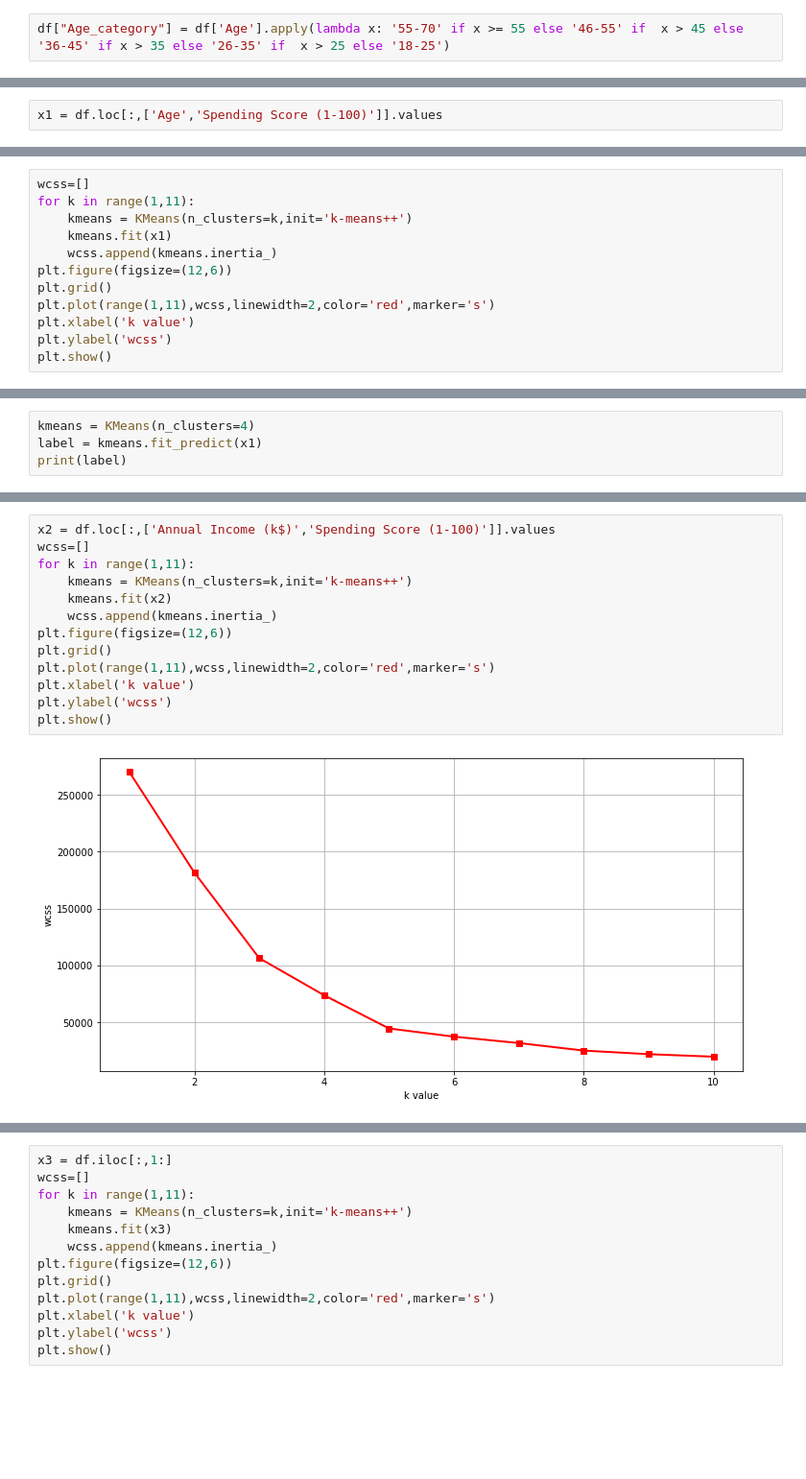
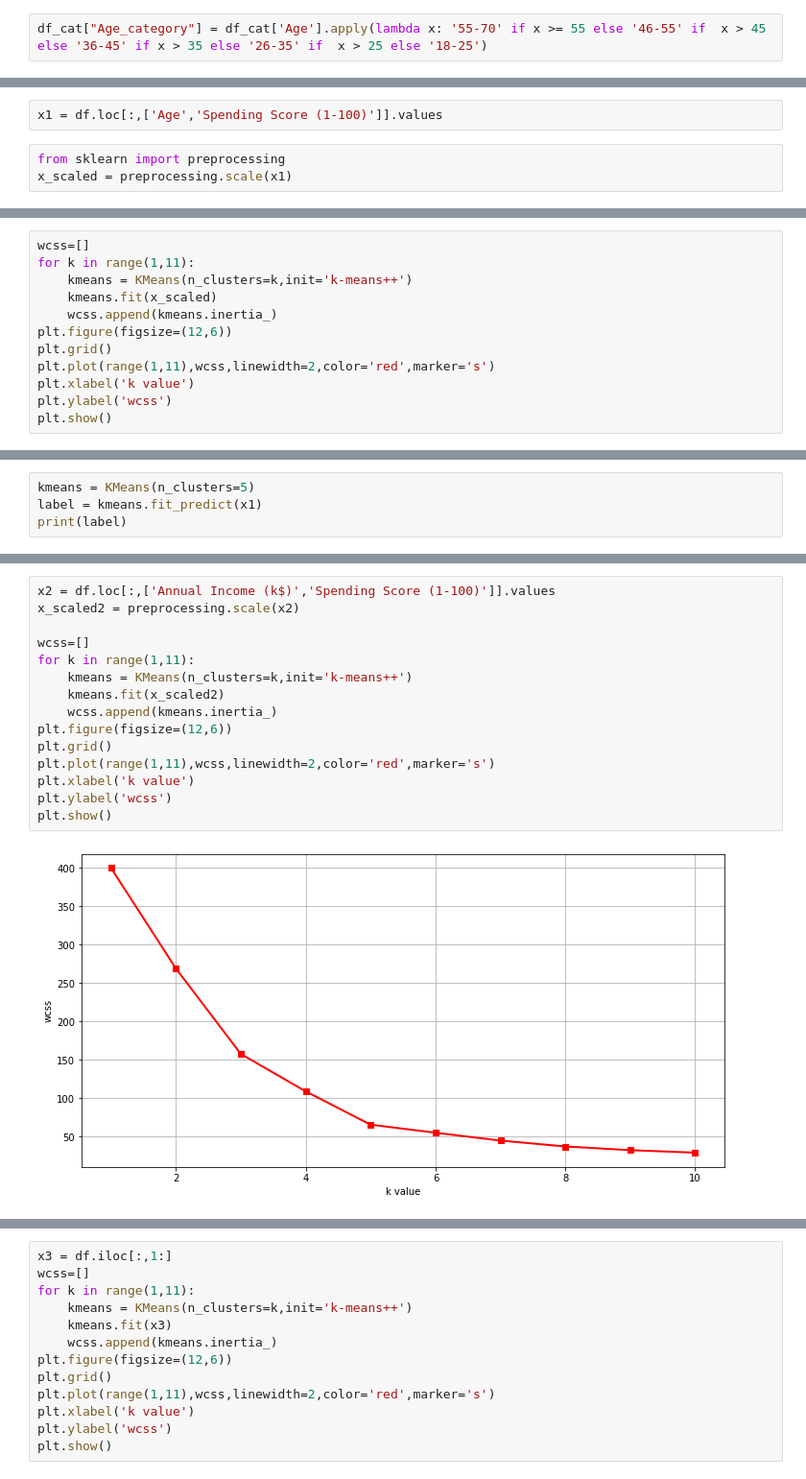
Before and after one commit to elhamng/Data-Science, a Jupyter notebook: Customer_Segmentation.ipynb, the cells around one changed output, grey strips where cells are left out. Shown: that part at 96% size. Cells and saved outputs as stored; diff of their text form; blank space fills up the shorter version.

```diff
--- a/Customer_Segmentation.ipynb
+++ b/Customer_Segmentation.ipynb
@@ -214,5 +222,5 @@ df["Age_category"] = df['Age'].apply(lambda x: 'Senior Citizen' if x >= 55 else
 # %%
-df["Age_category"] = df['Age'].apply(lambda x: '55-70' if x >= 55 else '46-55' if  x > 45 else '36-45' if x > 35 else '26-35' if  x > 25 else '18-25')
+df_cat["Age_category"] = df_cat['Age'].apply(lambda x: '55-70' if x >= 55 else '46-55' if  x > 45 else '36-45' if x > 35 else '26-35' if  x > 25 else '18-25')
 # %%
 plt.figure(figsize=(10,5))
 plt.subplot(1,2,1)
@@ -238,3 +246,6 @@ sns.distplot(test_m['Annual Income (k$)'])
 [figure]
 # %%
 x1 = df.loc[:,['Age','Spending Score (1-100)']].values
+# %%
+from sklearn import preprocessing
+x_scaled = preprocessing.scale(x1)
@@ -242,7 +263,7 @@ x1 = df.loc[:,['Age','Spending Score (1-100)']].values
 wcss=[]
 for k in range(1,11):
     kmeans = KMeans(n_clusters=k,init='k-means++')
-    kmeans.fit(x1)
+    kmeans.fit(x_scaled)
     wcss.append(kmeans.inertia_)
 plt.figure(figsize=(12,6))
 plt.grid()
@@ -255,5 +276,5 @@ plt.show()
 # %%
-kmeans = KMeans(n_clusters=4)
+kmeans = KMeans(n_clusters=5)
 label = kmeans.fit_predict(x1)
 print(label)
 # %% [output]
@@ -282,16 +332,18 @@ plt.show()
 # %%
 x2 = df.loc[:,['Annual Income (k$)','Spending Score (1-100)']].values
+x_scaled2 = preprocessing.scale(x2)
+
 wcss=[]
 for k in range(1,11):
     kmeans = KMeans(n_clusters=k,init='k-means++')
-    kmeans.fit(x2)
+    kmeans.fit(x_scaled2)
     wcss.append(kmeans.inertia_)
 plt.figure(figsize=(12,6))
 plt.grid()
 plt.plot(range(1,11),wcss,linewidth=2,color='red',marker='s')
 plt.xlabel('k value')
 plt.ylabel('wcss')
 plt.show()
 # %% [output]
-[figure, old version]
+[figure, new version]
 # %%
```
Also changed, not shown: parts of 19 cells of this notebook, 2 other files.
